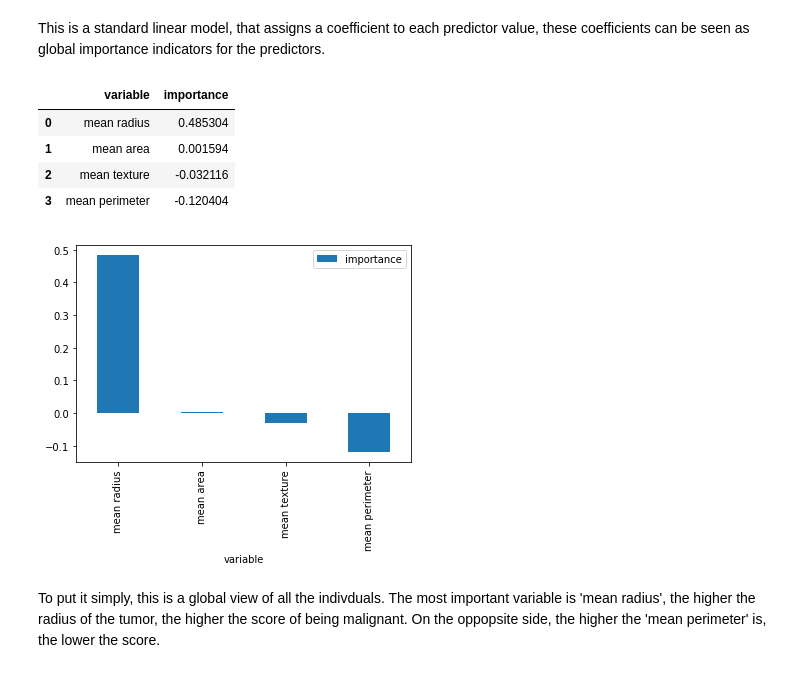
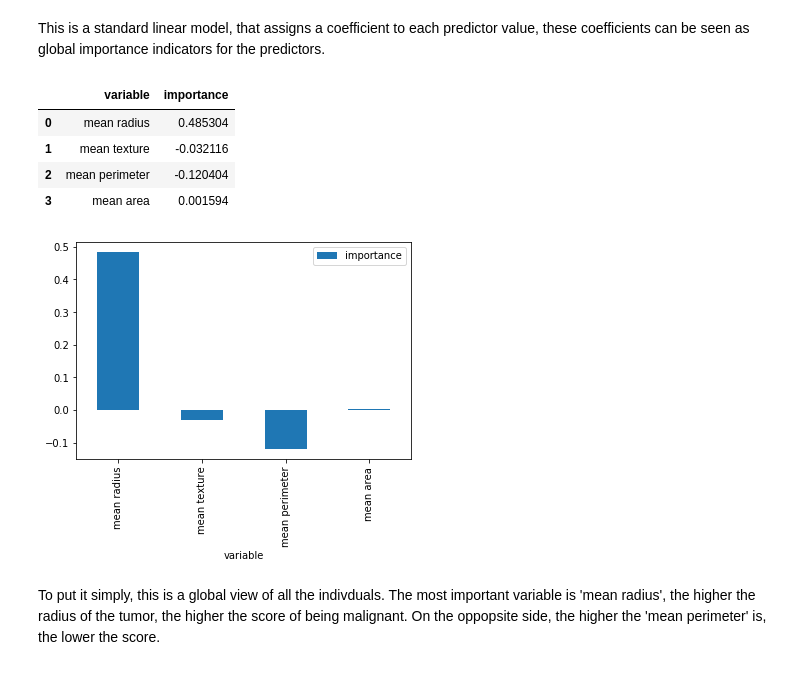
Before and after one commit to mllite/sklearn_explain, a Jupyter notebook: doc/sklearn_reason_codes.ipynb, the cells around one changed output. Cells and saved outputs as stored; diff of their text form; code cells hidden in the pictures.

```diff
--- a/doc/sklearn_reason_codes.ipynb
+++ b/doc/sklearn_reason_codes.ipynb
@@ -51,18 +49,18 @@ This is a standard linear model, that assigns a coefficient to each predictor va
 # %%
 coefficients = dict(zip(ds.feature_names, [clf.coef_.ravel()[i] for i in range(clf.coef_.shape[1])]))
 df_var_importance = pd.DataFrame()
-df_var_importance['variable'] = coefficients.keys()
+df_var_importance['variable'] = list(coefficients.keys())
 df_var_importance['importance'] = df_var_importance['variable'].apply(coefficients.get)
 %matplotlib inline
 df_var_importance.plot('variable' , ['importance'], kind='bar')
 df_var_importance.head()
 # %% [output]
 |  | variable | importance |
 | 0 | mean radius | 0.485304 |
-| 1 | mean area | 0.001594 |
-| 2 | mean texture | -0.032116 |
-| 3 | mean perimeter | -0.120404 |
+| 1 | mean texture | -0.032116 |
+| 2 | mean perimeter | -0.120404 |
+| 3 | mean area | 0.001594 |
-[figure, old version]
+[figure, new version]
 # %% [markdown]
 To put it simply, this is a global view of all the indivduals. The most important variable is 'mean radius', the higher the radius of the tumor, the higher the score of being malignant. On the oppopsite side, the higher the 'mean perimeter' is, the lower the score.
 # %% [markdown]
```
Also changed, not shown: parts of 1 cell of this notebook.
